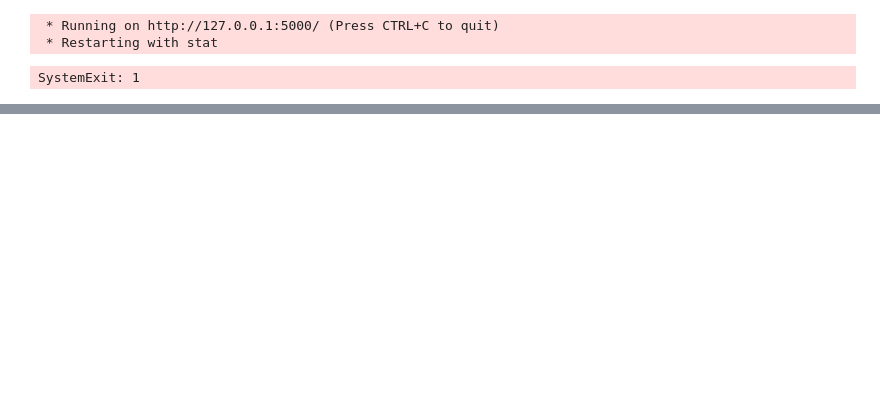
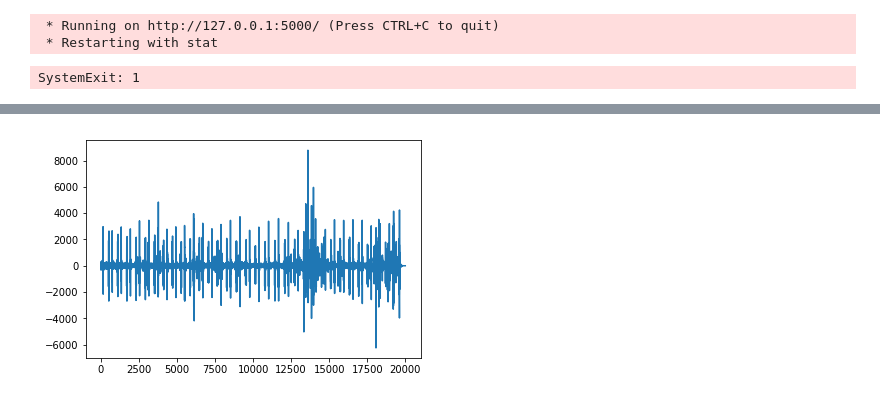
Before and after one commit to AhmedImtiazPrio/heartnetServer, a Jupyter notebook: Flask Test Notebook.ipynb, the cells around one changed output, grey strips where cells are left out. Cells and saved outputs as stored; diff of their text form; code cells hidden in the pictures; blank space fills up the shorter version.

```diff
--- a/Flask Test Notebook.ipynb
+++ b/Flask Test Notebook.ipynb
@@ -56,0 +85,5 @@ SystemExit: 1
+# %%
+plt.plot(ret)
+write('pre-processed.wav',1000,ret)
+# %% [output]
+[figure, added]
```
Also changed, not shown: parts of 12 cells of this notebook, 1 other file.
